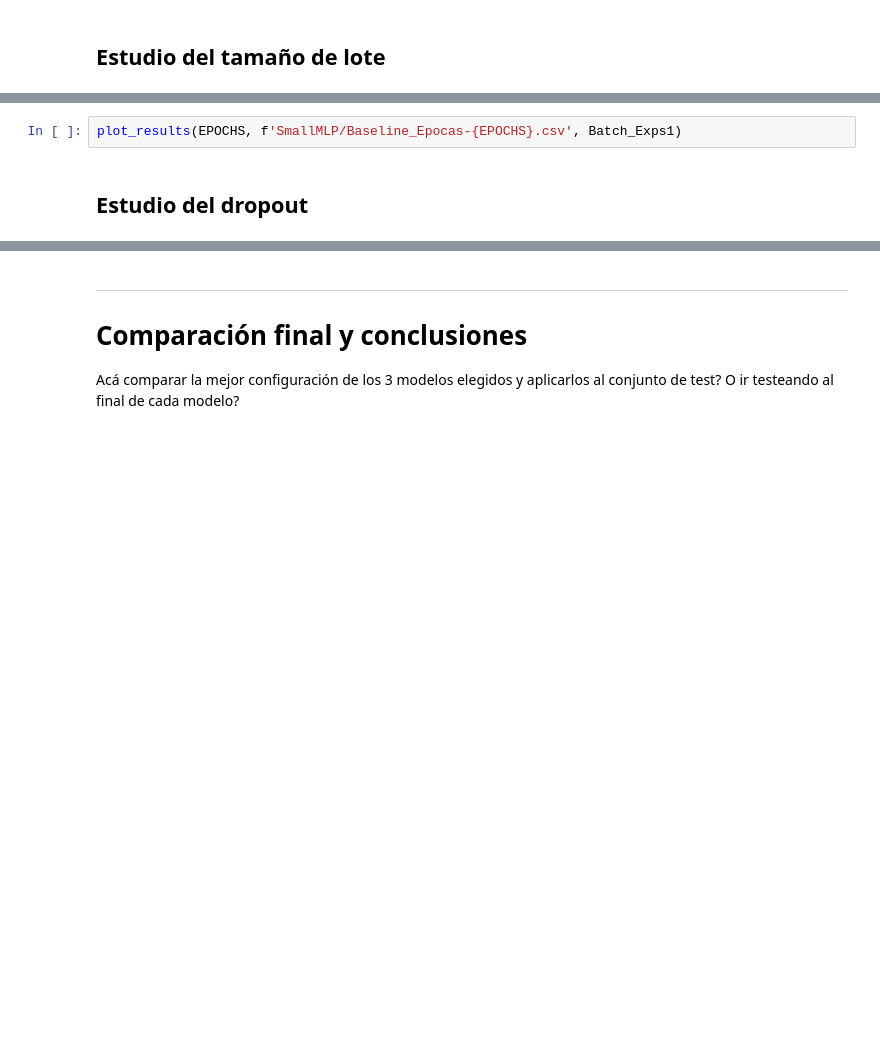
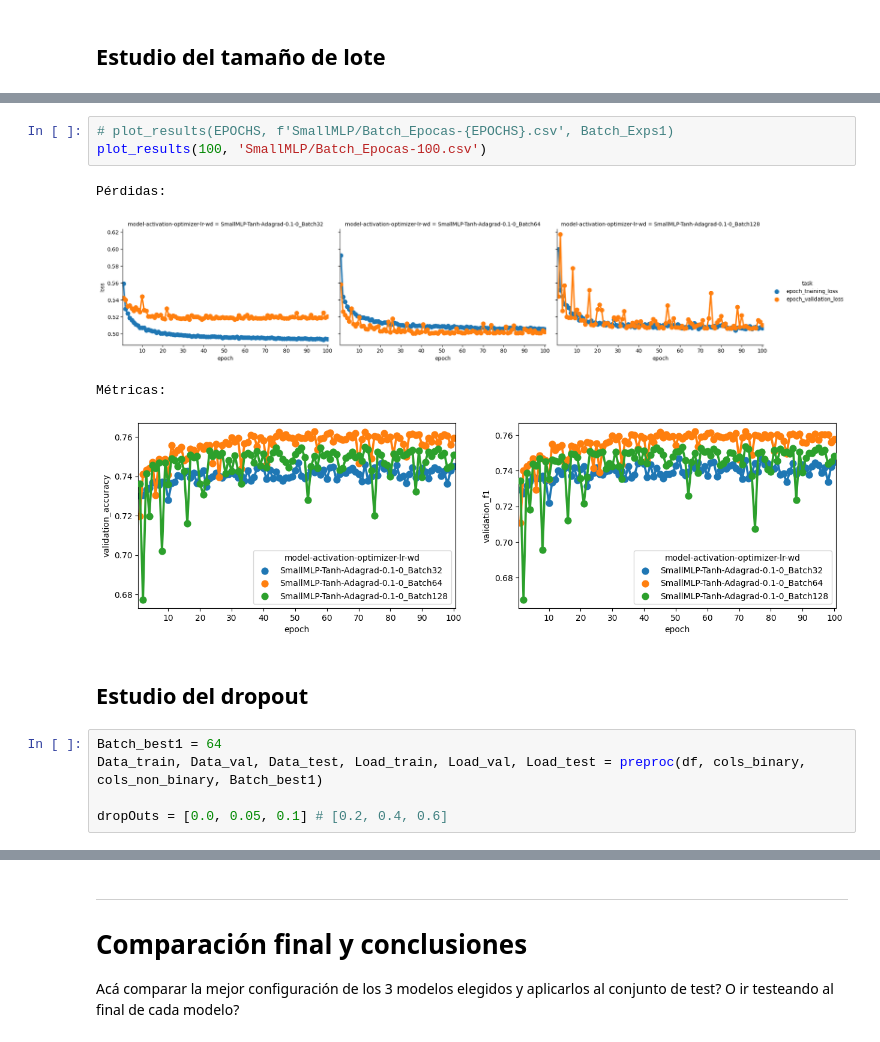
Before and after one commit to Cheva94/Diplo_Opt, a Jupyter notebook: 3_DL/Lab1/Resolución_Lab1.ipynb, the cells around one changed output, grey strips where cells are left out. Drawn from its saved outputs; the diff is of its cells as text; blank space fills up the shorter version.

```diff
--- a/3_DL/Lab1/Resolución_Lab1.ipynb
+++ b/3_DL/Lab1/Resolución_Lab1.ipynb
@@ -428,5 +504,16 @@ for batch in batches:
 # %%
-plot_results(EPOCHS, f'SmallMLP/Baseline_Epocas-{EPOCHS}.csv', Batch_Exps1)
+# plot_results(EPOCHS, f'SmallMLP/Batch_Epocas-{EPOCHS}.csv', Batch_Exps1)
+plot_results(100, 'SmallMLP/Batch_Epocas-100.csv')
+# %% [output]
+Pérdidas:
+[figure, added]
+Métricas:
+[figure, added]
 # %% [markdown]
 ## Estudio del dropout
+# %%
+Batch_best1 = 64
+Data_train, Data_val, Data_test, Load_train, Load_val, Load_test = preproc(df, cols_binary, cols_non_binary, Batch_best1)
+
+dropOuts = [0.0, 0.05, 0.1] # [0.2, 0.4, 0.6]
 # %%
```
Also changed, not shown: parts of 20 cells of this notebook, 13 other files.
